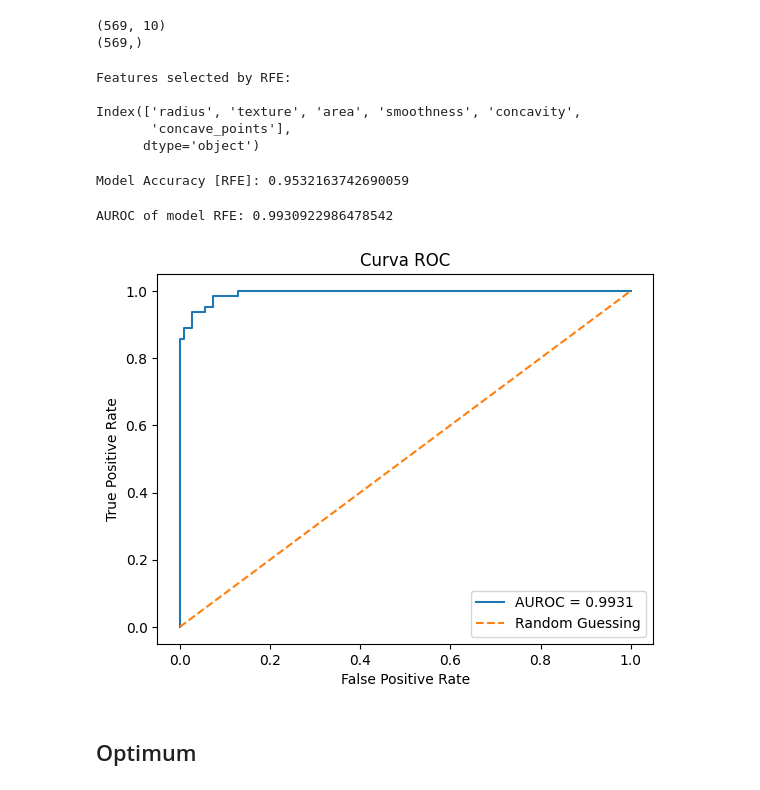
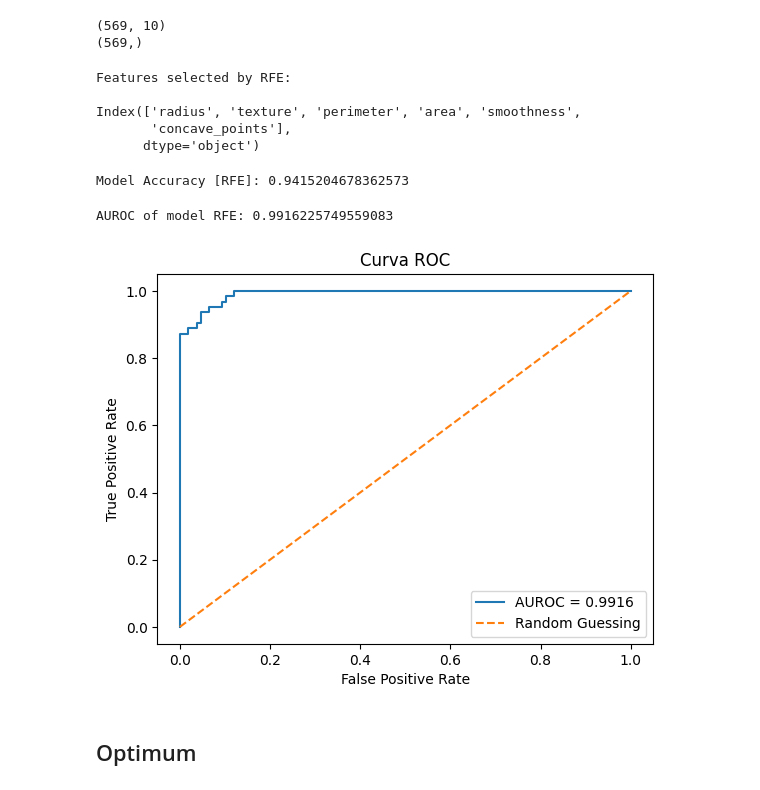
Before and after one commit to annafcosta/Quantum-Computer-Feature-Selection, a Jupyter notebook: src/breast_cancer.ipynb, the cells around one changed output. Drawn from its saved outputs; the diff is of its cells as text; code cells hidden in the pictures.

```diff
--- a/src/breast_cancer.ipynb
+++ b/src/breast_cancer.ipynb
@@ -121 +123,5 @@ def train_test_split_scaled(X, y, test_size=0.3, random_state=42, scale=True):
+# %%
+# Splitting the dataset into training and testing
+model = LogisticRegression()
+X_train, X_test, y_train, y_test = train_test_split_scaled(X, y, test_size=0.3, random_state=42)
 # %%
@@ -177,7 +180,7 @@ plt.show()
 (569,)
 # %%
 # Splitting the dataset into training and testing
-log_reg = LogisticRegression(solver='liblinear')
+log_reg = model()
 
 rfe = RFE(log_reg, n_features_to_select=6) #number of features selected
 
@@ -189,7 +192,7 @@ print(selected_features)
 # %% [output]
 Features selected by RFE:
 
-Index(['radius', 'texture', 'area', 'smoothness', 'concavity',
+Index(['radius', 'texture', 'perimeter', 'area', 'smoothness',
        'concave_points'],
       dtype='object')
 # %%
@@ -202,28 +205,28 @@ log_reg.fit(X_train_rfe, y_train)
 accuracy = log_reg.score(X_test_rfe, y_test)
 print(f"Model Accuracy [RFE]: {accuracy}")
 # %% [output]
-Model Accuracy [RFE]: 0.9532163742690059
+Model Accuracy [RFE]: 0.9415204678362573
 # %%
 X_test_rfe = rfe.transform(X_test)
-y_proba = log_reg.predict_proba(X_test_rfe)[:, 1]
+y_proba_rfe = log_reg.predict_proba(X_test_rfe)[:, 1]
 
 #Calculete AUROC
-auroc = roc_auc_score(y_test, y_proba)
-print(f"AUROC of model RFE: {auroc}")
+auroc_rfe = roc_auc_score(y_test, y_proba_rfe)
+print(f"AUROC of model RFE: {auroc_rfe}")
 # %% [output]
-AUROC of model RFE: 0.9930922986478542
+AUROC of model RFE: 0.9916225749559083
 # %%
 #Plot the graph
-fpr, tpr, thresholds = roc_curve(y_test, y_proba)
-plt.plot(fpr, tpr, label=f'AUROC = {auroc:.4f}')
+fpr, tpr, thresholds = roc_curve(y_test, y_proba_rfe)
+plt.plot(fpr, tpr, label=f'AUROC = {auroc_rfe:.4f}')
 plt.plot([0, 1], [0, 1], linestyle='--', label='Random Guessing')
 plt.xlabel('False Positive Rate')
 plt.ylabel('True Positive Rate')
 plt.title('Curva ROC')
 plt.legend()
 plt.show()
 # %% [output]
-[figure, old version]
+[figure, new version]
 # %% [markdown]
 ## Optimum
 # %%
```
Also changed, not shown: parts of 10 cells of this notebook.
